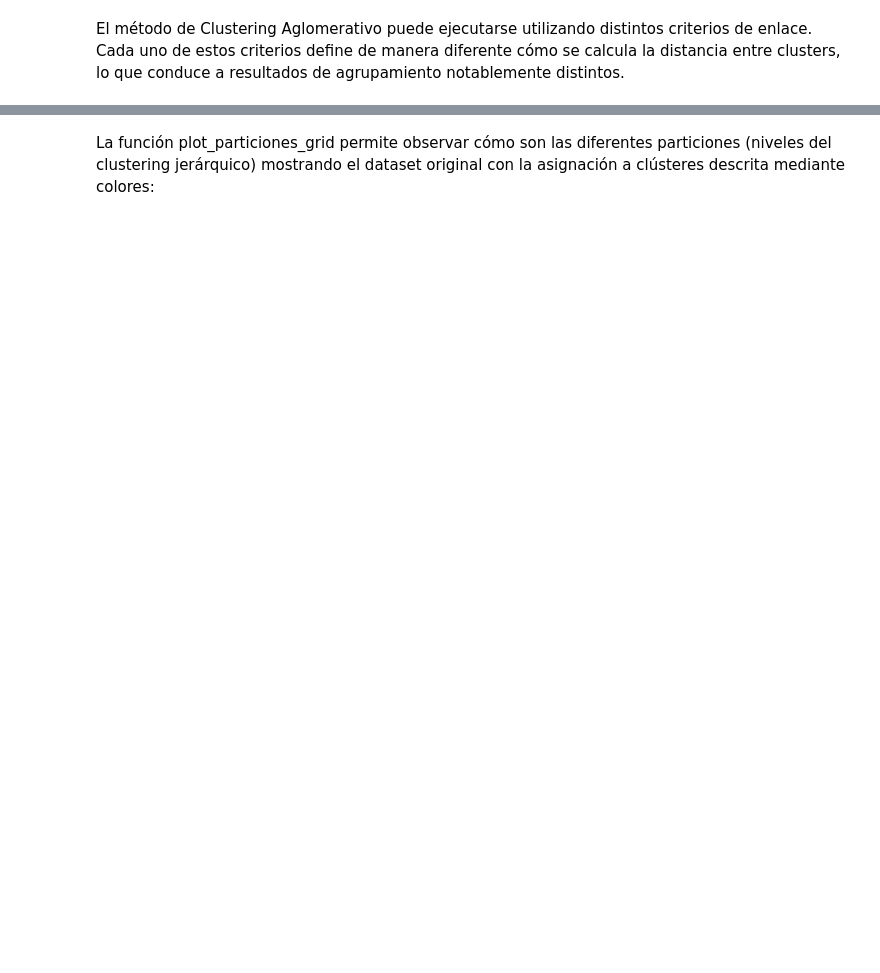
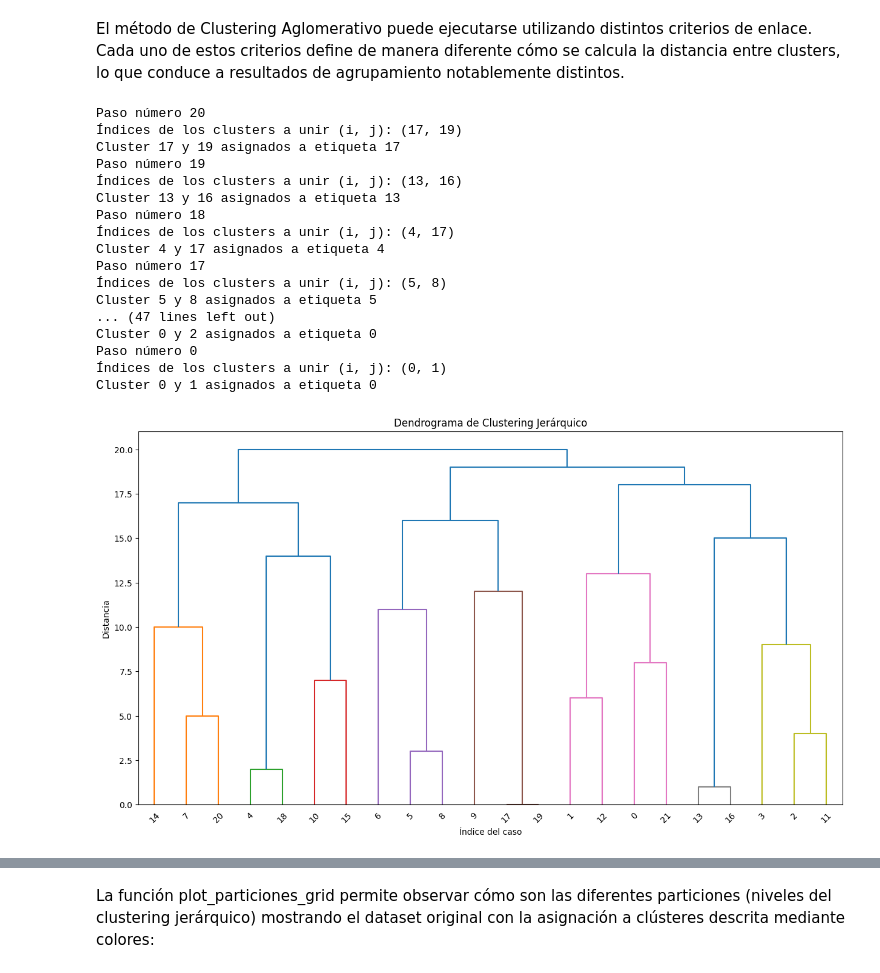
Before and after one commit to SandraNavarrete-docente/aprendizaje-automatico-252601, a Jupyter notebook: 04-MODELOS-NO-SUPERVISADOS/4_5_1_Métodos_de_clustering_jerarquico.ipynb, the cells around one changed output, grey strips where cells are left out. Drawn from its saved outputs; the diff is of its cells as text; code cells hidden in the pictures; blank space fills up the shorter version.

```diff
--- a/04-MODELOS-NO-SUPERVISADOS/4_5_1_Métodos_de_clustering_jerarquico.ipynb
+++ b/04-MODELOS-NO-SUPERVISADOS/4_5_1_Métodos_de_clustering_jerarquico.ipynb
@@ -210,7 +216,7 @@ def CompleteLinkage(mD, clust_actuales, particion):
             indices_C1_C2 = np.ix_(exC1, exC2)
             # Usando la matriz distancias `mD`, calculamos la distancia MAXIMA
             # entre un cluster y el otro, usando sus indices
-            mDC[n1,n2] =  ## P2. Tu código aquí ##
+            mDC[n1,n2] = np.max(mD[indices_C1_C2])
     np.fill_diagonal(mDC, np.max(mDC)*2)
     return mDC
 # %%
@@ -244,7 +250,7 @@ def clustering_aglomerativo(mD, criterio):
         # Obtenemos las "etiquetas" del agrupamiento actual (desde 0 hasta K)
         clust_actuales = np.unique(mParticiones[:,n])
         # Y calculamos la matriz distancia
-        mDC = # P4 Complete su codigo aqui
+        mDC = criterio(mD, clust_actuales, mParticiones[:,n])
 
         # Con la información de la matriz distancias somos capaces de ver qué
         # dos clusters son más parecidos. Necesitamos quedarnos no con el valor,
@@ -259,7 +265,7 @@ def clustering_aglomerativo(mD, criterio):
         # Encontramos qué elementos pertenecen al cluster `j`
         elementos_pertenecientes_a_cluster_j = mParticiones[:, n] == clust_actuales[cluster_j]
         # Y les asignamos la etiqueta del cluster `i`
-        mParticiones[elementos_pertenecientes_a_cluster_j, n] = # P5 Complete su codigo aqui
+        mParticiones[elementos_pertenecientes_a_cluster_j, n] = etiqueta_cluster_i
 
         print(f'Cluster {cluster_i} y {cluster_j} asignados a etiqueta {etiqueta_cluster_i}')
 
@@ -276,6 +302,27 @@ El método de Clustering Aglomerativo puede ejecutarse utilizando distintos crit
 # %%
 # usando el criterio Complete Linkage
 # P6 Complete su codigo aqui
+mParticiones_max = clustering_aglomerativo(mD, CompleteLinkage)
+plot_dendrograma_de_mparticiones(mD, mParticiones_max)
+# %% [output]
+Paso número 20
+Índices de los clusters a unir (i, j): (17, 19)
+Cluster 17 y 19 asignados a etiqueta 17
+Paso número 19
+Índices de los clusters a unir (i, j): (13, 16)
+Cluster 13 y 16 asignados a etiqueta 13
+Paso número 18
+Índices de los clusters a unir (i, j): (4, 17)
+Cluster 4 y 17 asignados a etiqueta 4
+Paso número 17
+Índices de los clusters a unir (i, j): (5, 8)
+Cluster 5 y 8 asignados a etiqueta 5
+... (47 lines left out)
+Cluster 0 y 2 asignados a etiqueta 0
+Paso número 0
+Índices de los clusters a unir (i, j): (0, 1)
+Cluster 0 y 1 asignados a etiqueta 0
+[figure, added]
 # %%
 # usando el criterio  	Average Linkage
 # P7 Complete su codigo aqui
```
Also changed, not shown: parts of 15 cells of this notebook.
